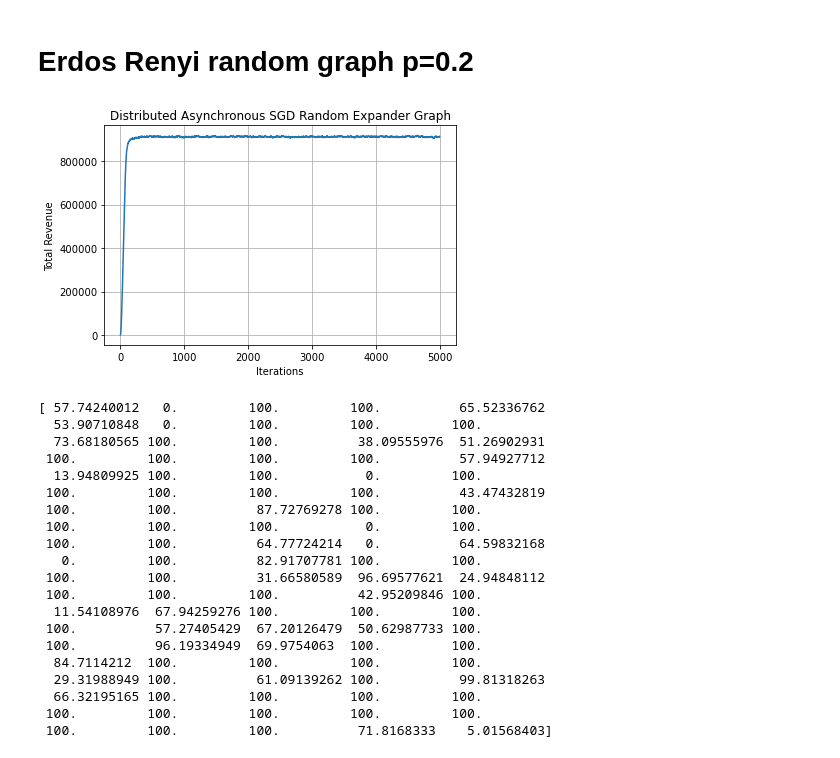
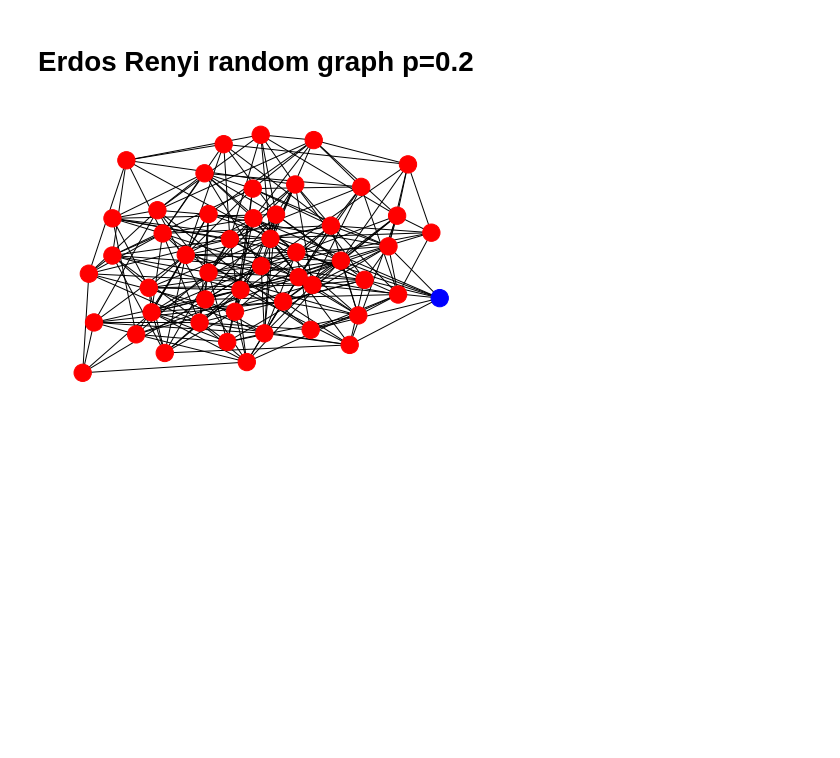
Before and after one commit to evanjfaulkner/Distributed-Opt, a Jupyter notebook: distributed_bertrand.ipynb, the cells around one changed output. Drawn from its saved outputs; the diff is of its cells as text; code cells hidden in the pictures; blank space fills up the shorter version.

```diff
--- a/distributed_bertrand.ipynb
+++ b/distributed_bertrand.ipynb
@@ -41,7 +48,7 @@ nx.draw(G)
 # %% [markdown]
 # Problem Parameters
 # %%
-theta_0 = (1/(n+3))*np.ones((n,n))-np.eye(n)
+np.random.seed(37)
+theta_0 = (1/(n+3))*np.ones((n,n))-2*np.eye(n)
 theta = theta_0 + 0.1*np.random.randn(n,n)
-print(theta)
-xi = n
+xi_bar = n
@@ -72,5 +65,5 @@ def total_revenue(x,theta,xi):  # calculate social revenue
     return np.sum(revenue(x,theta,xi))
 
 def grad_revenue(x,theta,xi):  # gradients wrt individual revenues
-    return 2*np.dot(theta,x) + xi
+    return np.dot(theta+theta.T,x) + xi
 # %% [markdown]
@@ -205,3 +92,9 @@ error = 0.2336246700728326
+# %%
+step = 1e-2
+alpha = 1
+iterations = 10000
+p_max = n
+window = iterations
 # %% [markdown]
 # Distributed SGD with asynchronous information
 # %%
@@ -362,12 +255,7 @@ error = 0.5000397890372165
 # %% [markdown]
 # Erdos Renyi random graph p=0.2
 # %%
-n = 100  # Number of nodes
-n_i = 5  # Number of informed nodes
-
-N_i = np.random.choice(n, size=n_i)  # Randomly select n_i informed nodes
-N = np.zeros(n, dtype=bool)  # Set of n nodes, initialized to False (uninformed)
-N[N_i] = True  # Set informed node indices to True (informed)
+np.random.seed(37)
 
 G = nx.erdos_renyi_graph(n, p=0.2)  # Generate random graph from the nodes in N
 
@@ -376,68 +264,43 @@ for node in G.nodes:
     attribute_dict[node] = {'informed': N[node], 'xi': np.random.randn(1)}
 
 nx.set_node_attributes(G, attribute_dict)  # set attributes for each node
 
+colors = ['b' if inf else 'r' for inf in N]
+plt.figure()
+nx.draw(G, node_color=colors)
+plt.show()
+
 P = nx.laplacian_matrix(G).toarray()
 P = np.eye(n) - (1/(1+np.max(np.diagonal(P))))*P  # Define doubly stochastic mixing matrix from Laplacian
 
 X = np.random.rand(n,n)
 
-step = 1e-2  # Step size
-p_max = n  # Set maximum price
 rev_dist = []
+rev_bar = []
 x_dist_hist = []
-iterations = 5000
+x_bar_hist = []
 
 for i in trange(iterations):
     xi = n+np.random.randn(1)
     for node in range(n):
         if G.nodes[node]['informed']:
             G.nodes[node]['xi'] = xi
         else:
             xi_lst = []
             for neig in G.neighbors(node):
                 xi_lst.append(G.nodes[neig]['xi'])
             G.nodes[node]['xi'] = sum(xi_lst)/len(xi_lst)
-    x_dist_hist.append(X.copy().T)
+    x_dist_hist.append(np.mean(X.copy(),axis=0))
+    ma_len = min(window,len(x_dist_hist))
+    x_bar_hist.append(np.mean(x_dist_hist[-ma_len:],axis=0))
     X = np.dot(P,X)
     temp = []
     for j in range(n):
         xi_j = G.nodes[j]['xi']
-        X[j] += step*grad_revenue(X[j],theta,xi_j)
+        X[j] += (step*(alpha**i))*grad_revenue(X[j],theta,xi_j)
         temp.append(total_revenue(X[j],theta,xi_j))
     rev_dist.append(sum(temp)/len(temp))
+    rev_bar.append(np.mean(rev_dist[-ma_len:]))
     X = np.clip(X,0,p_max)
-
-plt.figure()
-plt.plot(rev_dist)
-plt.grid()
-plt.title('Distributed Asynchronous SGD Random Expander Graph')
-plt.xlabel('Iterations')
-plt.ylabel('Total Revenue')
-plt.tight_layout()
-plt.savefig('./figures/dist_sgd_expander.png')
-plt.show()
-
-print(np.mean(X,axis=0))
 # %% [output]
-[figure, old version]
+[figure, new version]
-[ 57.74240012   0.         100.         100.          65.52336762
-  53.90710848   0.         100.         100.         100.
-  73.68180565 100.         100.          38.09555976  51.26902931
- 100.         100.         100.         100.          57.94927712
-  13.94809925 100.         100.           0.         100.
- 100.         100.         100.         100.          43.47432819
- 100.         100.          87.72769278 100.         100.
- 100.         100.         100.           0.         100.
- 100.         100.          64.77724214   0.          64.59832168
-   0.         100.          82.91707781 100.         100.
- 100.         100.          31.66580589  96.69577621  24.94848112
- 100.         100.         100.          42.95209846 100.
-  11.54108976  67.94259276 100.         100.         100.
- 100.          57.27405429  67.20126479  50.62987733 100.
- 100.          96.19334949  69.9754063  100.         100.
-  84.7114212  100.         100.         100.         100.
-  29.31988949 100.          61.09139262 100.          99.81318263
-  66.32195165 100.         100.         100.         100.
- 100.         100.         100.         100.         100.
- 100.         100.         100.          71.8168333    5.01568403]
```
Also changed, not shown: parts of 22 cells of this notebook, 6 other files.
